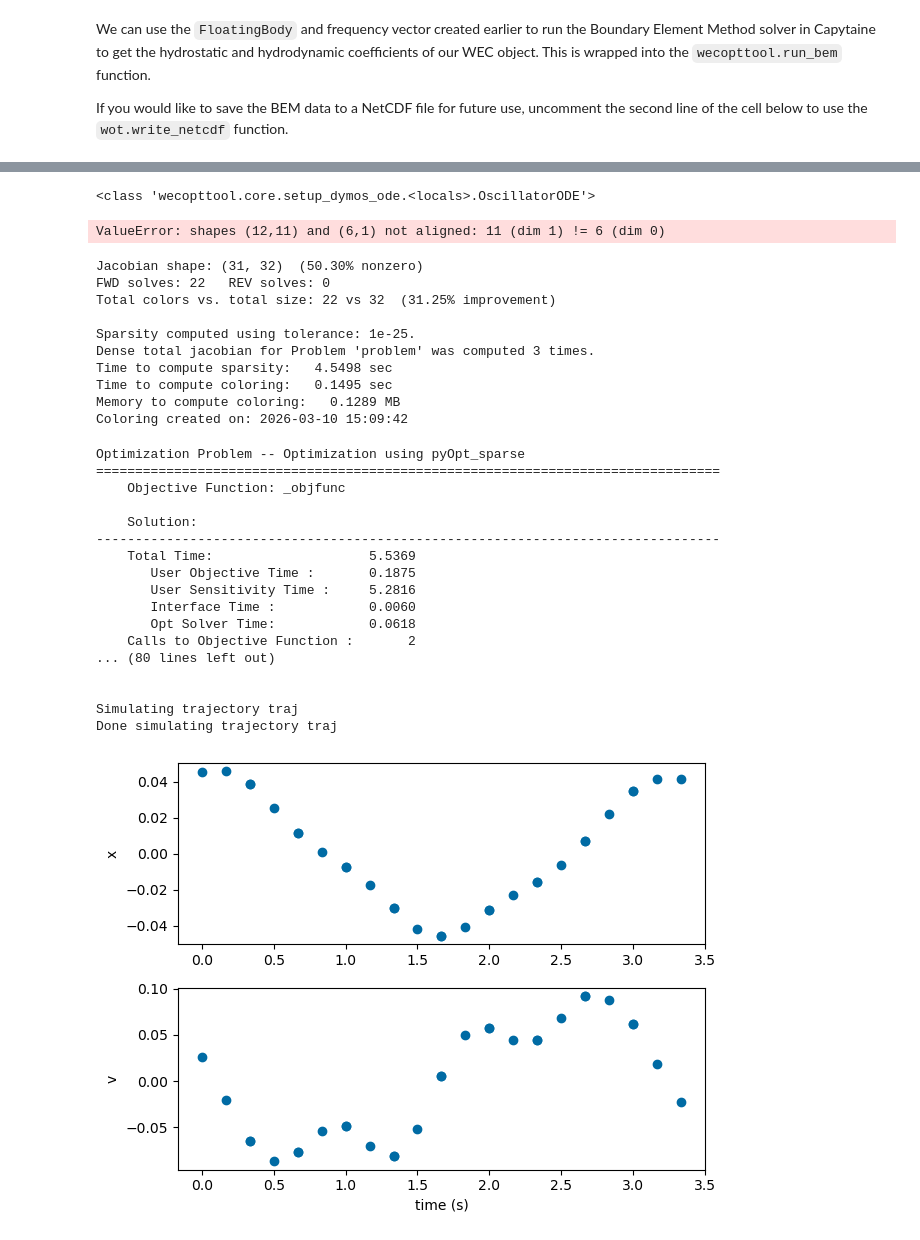
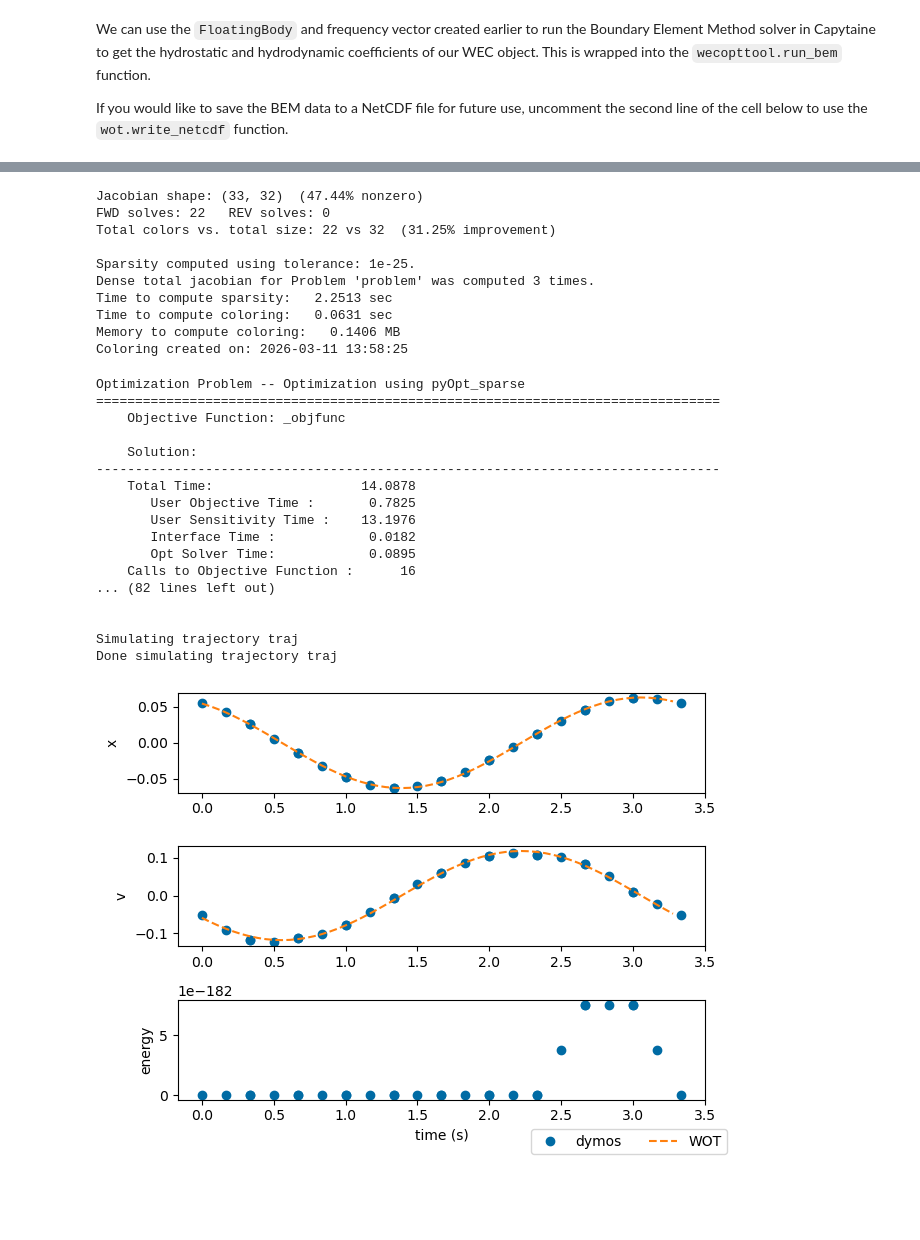
Before and after one commit to sandialabs/WecOptTool, a Jupyter notebook: examples/tutorial_1_withDymos.ipynb, the cells around one changed output, grey strips where cells are left out. Cells and saved outputs as stored; diff of their text form; code cells hidden in the pictures; blank space fills up the shorter version.

Commit message:
core working for no control

```diff
--- a/examples/tutorial_1_withDymos.ipynb
+++ b/examples/tutorial_1_withDymos.ipynb
@@ -169,6 +170,3 @@ We can use the `FloatingBody` and frequency vector created earlier to run the Bo
 This is wrapped into the `wecopttool.run_bem` function.
 
 If you would like to save the BEM data to a NetCDF file for future use, uncomment the second line of the cell below to use the `wot.write_netcdf` function.
-# %%
-bem_data = wot.run_bem(fb, freq)
-# wot.write_netcdf('bem_data.nc', bem_data) # saves BEM data to file
@@ -201,8 +172,0 @@ The natural frequency reveals itself as a trough in the intrinsic impedance for
-# %%
-bem_data_for_plotting = wot.add_linear_friction(bem_data, friction = None)
-#we're not actually adding friction, but need the datavariables in bem_data_for_plotting
-bem_data_for_plotting = wot.check_radiation_damping(bem_data_for_plotting)
-
-intrinsic_impedance = wot.hydrodynamic_impedance(bem_data_for_plotting)
-fig, axes = wot.utilities.plot_bode_impedance(intrinsic_impedance,
-                                              'WaveBot Intrinsic Impedance')
@@ -210,0 +173,10 @@ fig, axes = wot.utilities.plot_bode_impedance(intrinsic_impedance,
+# %%
+bem_data_file = f'bem_wb_{nfreq}.nc'
+
+if os.path.exists(bem_data_file):
+    bem_data = wot.read_netcdf(bem_data_file)
+else:
+    bem_data = wot.run_bem(fb, freq, wave_dirs=0)
+    bem_data['radiating_dof'] = bem_data['radiating_dof'].astype(str)
+    bem_data['influenced_dof'] = bem_data['influenced_dof'].astype(str)
+    wot.write_netcdf(bem_data_file, bem_data)
@@ -212,44 +225,38 @@ fig, axes = wot.utilities.plot_bode_impedance(intrinsic_impedance,
 # setup dymos case
 import openmdao.api as om
 
-wavebot_ode = wot.setup_dymos_ode()
-print(wavebot_ode)
-#print(bem_data['excitation_force'][0])
-#print(np.abs(bem_data['excitation_force'][0]))
 prob, traj, phase = wot.setup_dymos_problem(bem_data, wavefreq, nfreq, f1, waves,
                                             driver=om.pyOptSparseDriver(), optimizer = 'IPOPT',
                                             transcription=dm.GaussLobatto(num_segments=10, order=3),
-                                            scale_x_wec=1, scale_control=1e-2, scale_energy=1e-3)
+                                            scale_x_wec=1, scale_control=1e-2, scale_energy=1e-3,
+                                            opt=False)
-# %% [output]
-<class 'wecopttool.core.setup_dymos_ode.<locals>.OscillatorODE'>
-ValueError: shapes (12,11) and (6,1) not aligned: 11 (dim 1) != 6 (dim 0)
 # %%
 prob.run_driver()
 sim_out = traj.simulate(times_per_seg=50)
 # %% [output]
-Jacobian shape: (31, 32)  (50.30% nonzero)
+Jacobian shape: (33, 32)  (47.44% nonzero)
 FWD solves: 22   REV solves: 0
 Total colors vs. total size: 22 vs 32  (31.25% improvement)
 
 Sparsity computed using tolerance: 1e-25.
 Dense total jacobian for Problem 'problem' was computed 3 times.
-Time to compute sparsity:   4.5498 sec
-Time to compute coloring:   0.1495 sec
-Memory to compute coloring:   0.1289 MB
-Coloring created on: 2026-03-10 15:09:42
+Time to compute sparsity:   2.2513 sec
+Time to compute coloring:   0.0631 sec
+Memory to compute coloring:   0.1406 MB
+Coloring created on: 2026-03-11 13:58:25
 Optimization Problem -- Optimization using pyOpt_sparse
 ================================================================================
     Objective Function: _objfunc
 
     Solution:
 --------------------------------------------------------------------------------
-    Total Time:                    5.5369
-       User Objective Time :       0.1875
-       User Sensitivity Time :     5.2816
-       Interface Time :            0.0060
-       Opt Solver Time:            0.0618
-    Calls to Objective Function :       2
-... (80 lines left out)
+    Total Time:                   14.0878
+       User Objective Time :       0.7825
+       User Sensitivity Time :    13.1976
+       Interface Time :            0.0182
+       Opt Solver Time:            0.0895
+    Calls to Objective Function :      16
+... (82 lines left out)
 
 
 Simulating trajectory traj
@@ -257,17 +264,19 @@ Done simulating trajectory traj
 # %%
 
 # Plot the state values obtained from the phase timeseries objects in the simulation output.
 t_sol = prob.get_val('traj.phase0.timeseries.time')
 
-states = ['x', 'v']
+states = ['x', 'v','energy']
+wot_states = ['pos','vel','energy']
 fig, axes = plt.subplots(len(states), 1)
-for i, state in enumerate(states):
+for i, (wot_state, state) in enumerate(zip(wot_states,states)):
     sol = axes[i].plot(t_sol, prob.get_val(f'traj.phase0.timeseries.{state}'), 'o')
-    #sim = axes[i].plot(t_sim, sim_out.get_val(f'traj.phase0.timeseries.{state}'), '-')
+    if wot_state != 'energy':
+        wot_plots = axes[i].plot(wec_tdom['time'], np.squeeze(wec_tdom[wot_state]), '--')
     axes[i].set_ylabel(state)
 axes[-1].set_xlabel('time (s)')
-#fig.legend((sol[0], sim[0]), ('solution', 'simulation'), loc='lower right', ncol=2)
+fig.legend((sol[0], wot_plots[0]), ('dymos', 'WOT'), loc='lower right', ncol=2)
 plt.tight_layout()
 plt.show()
 # %% [output]
-[figure, old version]
+[figure, new version]
```
Also changed, not shown: parts of 5 cells of this notebook, 5 other files.
